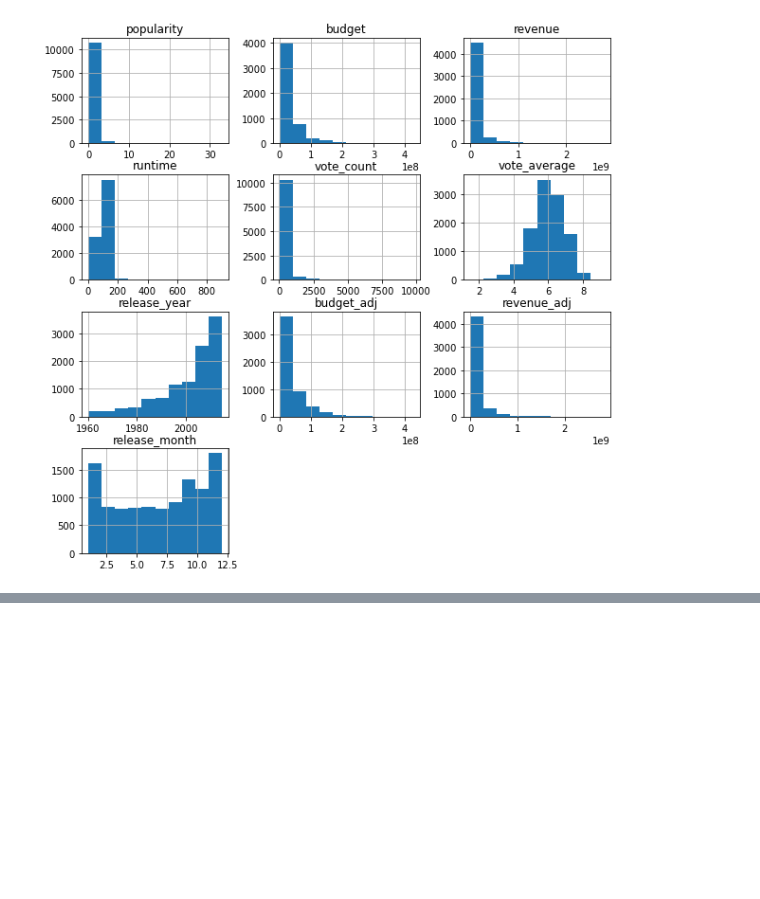
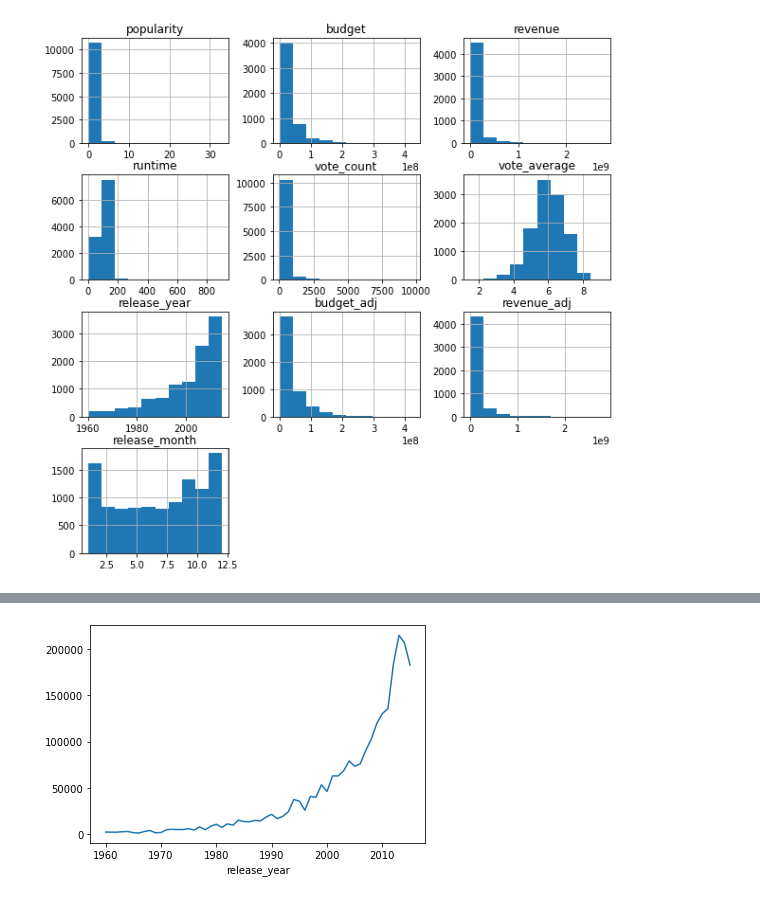
Before and after one commit to KaoriMI/Project_Investigate_a_Dataset, a Jupyter notebook: playground.ipynb, the cells around one changed output, grey strips where cells are left out. Cells and saved outputs as stored; diff of their text form; code cells hidden in the pictures; blank space fills up the shorter version.

```diff
--- a/playground.ipynb
+++ b/playground.ipynb
@@ -175,0 +208,4 @@ df.describe()
+# %%
+df.groupby('release_year').sum().vote_count.plot();
+# %% [output]
+[figure, added]
```
Also changed, not shown: parts of 15 cells of this notebook, 1 other file.
